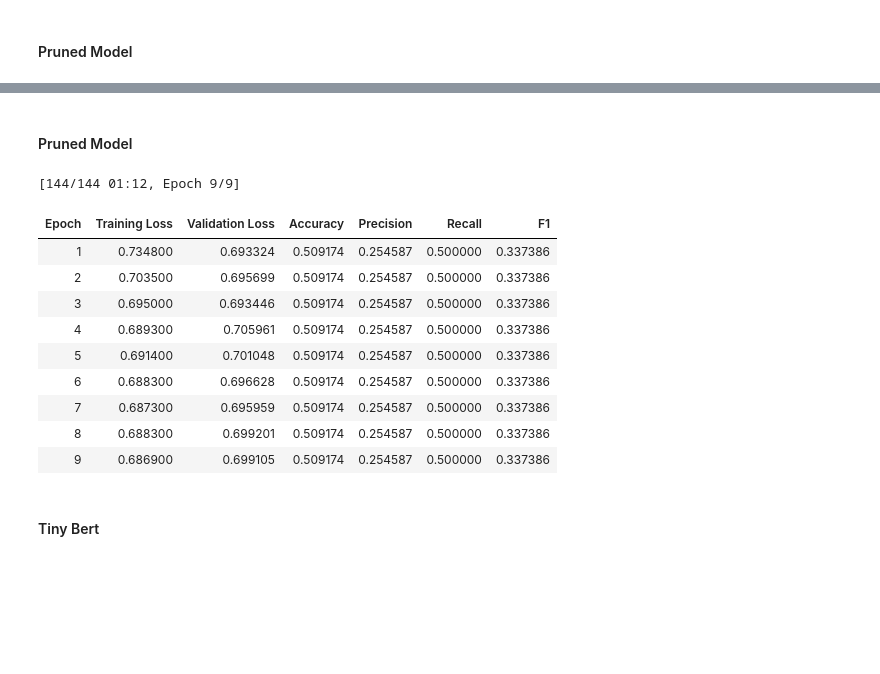
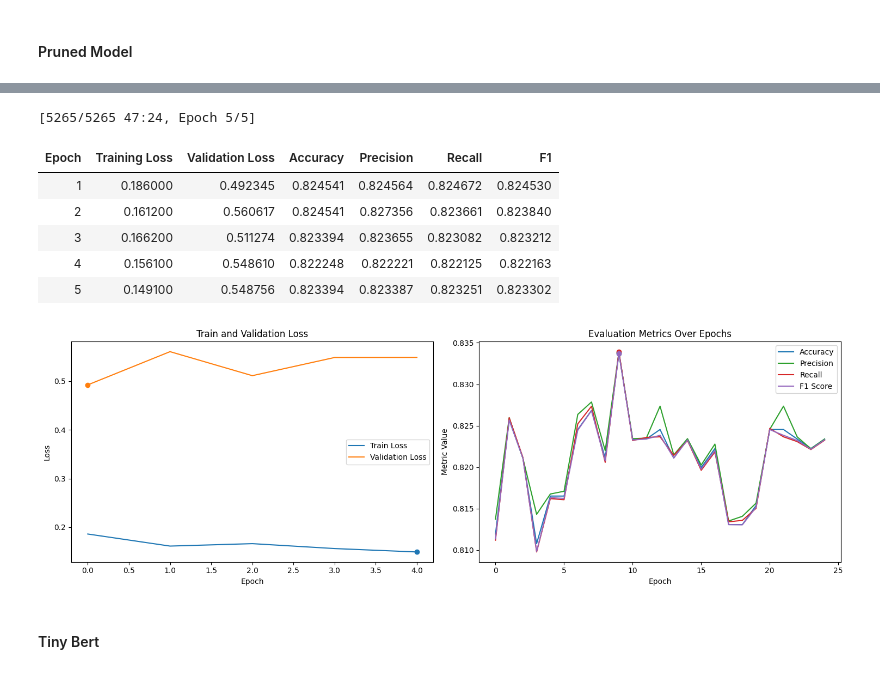
Before and after one commit to ChrisKnaden/transformer-pruning-distilliation, a Jupyter notebook: pruning_distillation_pipeline.ipynb, the cells around one changed output, grey strips where cells are left out. Drawn from its saved outputs; the diff is of its cells as text; code cells hidden in the pictures; blank space fills up the shorter version.

```diff
--- a/pruning_distillation_pipeline.ipynb
+++ b/pruning_distillation_pipeline.ipynb
@@ -192,7 +192,7 @@ def process(examples):
 
 tokenized_datasets = dataset.map(process, batched=True)
 tokenized_datasets = tokenized_datasets.rename_column("label","labels")
-tokenized_datasets["train"] = tokenized_datasets["train"].shuffle(seed=42).select(range(1000))
+tokenized_datasets["train"] = tokenized_datasets["train"].shuffle(seed=42)#.select(range(1000))
 
 #tokenized_datasets["test"].features
 # %% [markdown]
@@ -835,28 +780,26 @@ pruned_ts_distillation_trainer = DistillationTrainer(
     tokenizer=tokenizer,
     compute_metrics=compute_metrics,
 )
-# %% [markdown]
-#### Pruned Model
 # %%
+all_metrics = []
+
 pruned_ts_distillation_trainer.train()
 
 all_metrics_pruned_ts_distillation = all_metrics
 
 all_metrics = []
 # %% [output]
-[144/144 01:12, Epoch 9/9]
+[5265/5265 47:24, Epoch 5/5]
 | Epoch | Training Loss | Validation Loss | Accuracy | Precision | Recall | F1 |
-| 1 | 0.734800 | 0.693324 | 0.509174 | 0.254587 | 0.500000 | 0.337386 |
-| 2 | 0.703500 | 0.695699 | 0.509174 | 0.254587 | 0.500000 | 0.337386 |
-| 3 | 0.695000 | 0.693446 | 0.509174 | 0.254587 | 0.500000 | 0.337386 |
-| 4 | 0.689300 | 0.705961 | 0.509174 | 0.254587 | 0.500000 | 0.337386 |
-| 5 | 0.691400 | 0.701048 | 0.509174 | 0.254587 | 0.500000 | 0.337386 |
-| 6 | 0.688300 | 0.696628 | 0.509174 | 0.254587 | 0.500000 | 0.337386 |
-| 7 | 0.687300 | 0.695959 | 0.509174 | 0.254587 | 0.500000 | 0.337386 |
-| 8 | 0.688300 | 0.699201 | 0.509174 | 0.254587 | 0.500000 | 0.337386 |
-| 9 | 0.686900 | 0.699105 | 0.509174 | 0.254587 | 0.500000 | 0.337386 |
+| 1 | 0.186000 | 0.492345 | 0.824541 | 0.824564 | 0.824672 | 0.824530 |
+| 2 | 0.161200 | 0.560617 | 0.824541 | 0.827356 | 0.823661 | 0.823840 |
+| 3 | 0.166200 | 0.511274 | 0.823394 | 0.823655 | 0.823082 | 0.823212 |
+| 4 | 0.156100 | 0.548610 | 0.822248 | 0.822221 | 0.822125 | 0.822163 |
+| 5 | 0.149100 | 0.548756 | 0.823394 | 0.823387 | 0.823251 | 0.823302 |
 # %%
 plot_train_eval_metrics(pruned_ts_distillation_trainer, all_metrics_pruned_ts_distillation)
+# %% [output]
+[figure, added]
 # %%
 # Pruned model path with training
 pruned_model_ts_destillation_path = "./pruned_model_ts_destilled"
```
Also changed, not shown: parts of 25 cells of this notebook.
